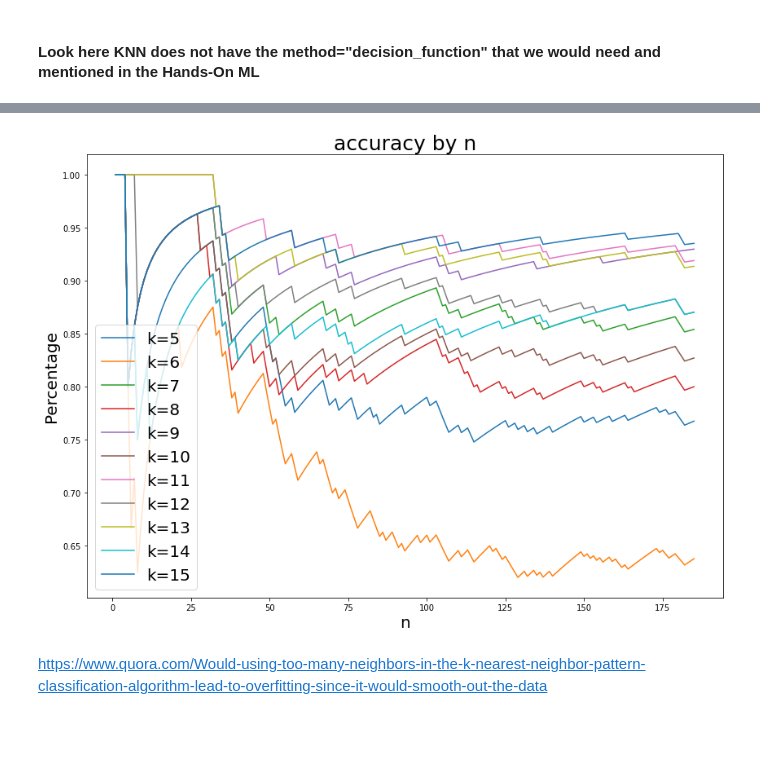
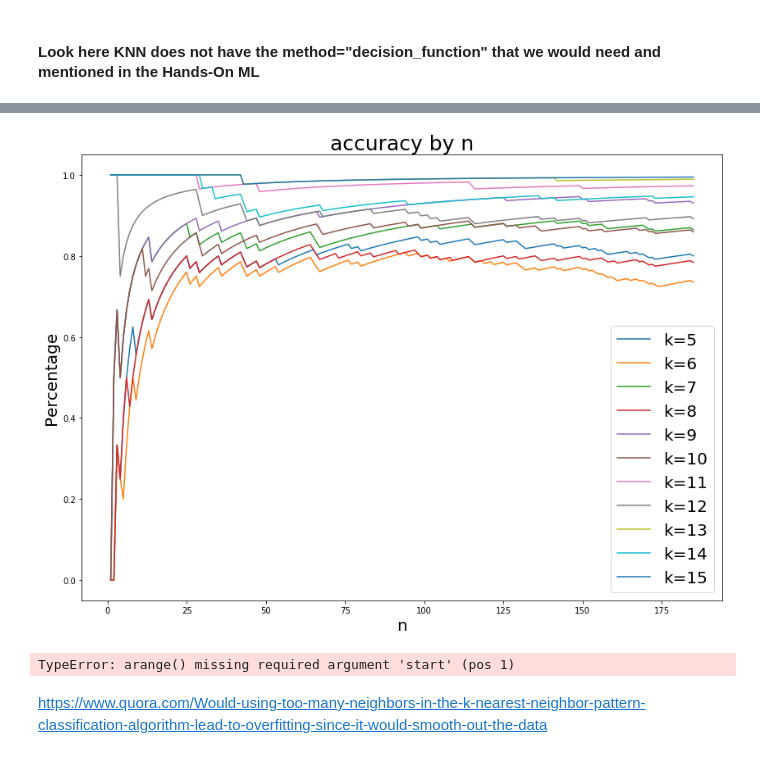
Before and after one commit to dawsboss/DSCI470, a Jupyter notebook: Proj2/Proj2.ipynb, the cells around one changed output, grey strips where cells are left out. Cells and saved outputs as stored; diff of their text form; code cells hidden in the pictures; blank space fills up the shorter version.

Commit message:
Adding final edits maybe some spelling errors

```diff
--- a/Proj2/Proj2.ipynb
+++ b/Proj2/Proj2.ipynb
@@ -436,6 +438,7 @@ YTrain.loc[YTrain['Loan_Status'] == 'Y', 'Loan_Status'] = 1
 # Split the data 70/30 split
 X_train, X_test, Y_train, Y_test = train_test_split(XTrain.values, YTrain.values.ravel(), test_size=.3)
 Y_train = Y_train.astype('int')
+Y_test = Y_test.astype('int')
 # %% [output]
 A value is trying to be set on a copy of a slice from a DataFrame
 
@@ -515,37 +522,39 @@ plot_precision_recall_vs_threshold(precisions, recalls, thresholds)
 If we used numpy arrays we could do
 sum(Y_pred_KNNC == Y_test)
 """
-def knn_predict_acuracy(KNNC):
+def knn_predict_acuracy_wrong(KNNC):
     X_val = []
     total=0
     for i in range(0, len(X_test)):#Accuracy for i number of n's
         Y_pred_KNNC = KNNC.predict(X_test[i:i+1])
         total+=Y_pred_KNNC[0]
         X_val.append(total/(i+1))
     return X_val
 
 plt.figure(figsize=(14,10))
 kstart=5 #starting k value
 kend=15  #ending k value
 acc = []
 for k in range(kstart,kend+1):
     KNNC = KNeighborsClassifier(n_neighbors=k)
     KNNC = KNNC.fit(X_train, Y_train)
-    plt.plot(np.arange(1,len(X_test)+1), knn_predict_acuracy(KNNC), label=f"k={k}")
-    acc.append(accuracy_score(pred,y_test))
+    plt.plot(np.arange(1,len(X_test)+1), knn_predict_acuracy_wrong(KNNC), label=f"k={k}")
+    #acc.append(accuracy_score(pred,y_test))
 plt.legend([f'k={i}' for i in range(kstart,kend+1)], fontsize=20)
 plt.title('accuracy by n', fontsize=25)
 plt.xlabel('n', fontsize=20)
 plt.ylabel('Percentage', fontsize=20)
 plt.show()
 
-plt.plot(np.arange(),acc,label="acc_by_k")
+#plt.plot(np.arange(),acc,label="acc_by_k")
 plt.legend([f'k={i}' for i in range(kstart,kend+1)], fontsize=20)
 plt.title('accuracy by n', fontsize=25)
 plt.xlabel('n', fontsize=20)
 plt.ylabel('Percentage', fontsize=20)
+
 plt.show()
 # %% [output]
-[figure, old version]
+[figure, new version]
+TypeError: arange() missing required argument 'start' (pos 1)
 # %% [markdown]
 https://www.quora.com/Would-using-too-many-neighbors-in-the-k-nearest-neighbor-pattern-classification-algorithm-lead-to-overfitting-since-it-would-smooth-out-the-data
```
Also changed, not shown: parts of 11 cells of this notebook.
